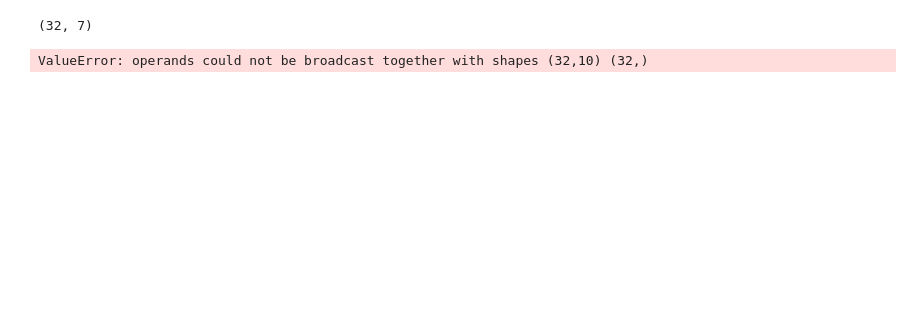
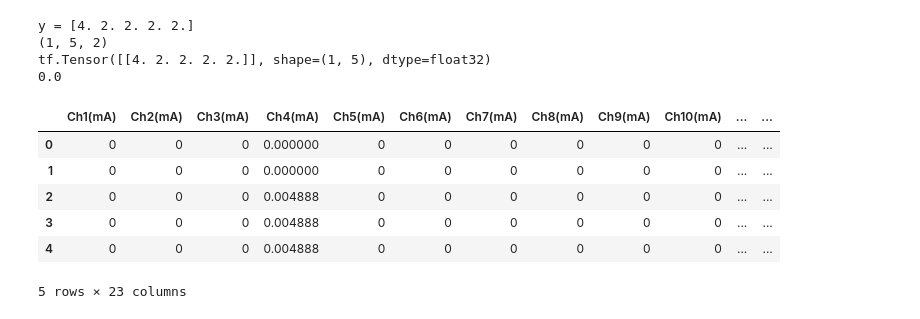
Before and after one commit to Quanta-Dan/Machine_Learning, a Jupyter notebook: keras_neural.ipynb, the cells around one changed output. Cells and saved outputs as stored; diff of their text form; code cells hidden in the pictures; blank space fills up the shorter version.

Commit message:
exponential in loss, unstable

```diff
--- a/keras_neural.ipynb
+++ b/keras_neural.ipynb
@@ -137,16 +67,0 @@ def create_nn():
-# %%
-#test loss function
-import numpy as np
-batch_size = 32
-lenght = 10
-
-
-y_true = 255 * np.random.rand(batch_size, 2, lenght)
-y_pred = 255 * np.random.rand(batch_size, 7, lenght)
-
-print(custom_loss(y_true, y_pred))
-
-#print(K.eval(custom_loss(K.variable(y_true), K.variable(y_pred))).sum())
-# %% [output]
-(32, 7)
-ValueError: operands could not be broadcast together with shapes (32,10) (32,)
@@ -155,0 +68,44 @@ model.fit(X_train, y_train, epochs=10, batch_size=32)
+# %%
+import model_function
+import numpy as np
+import matplotlib.pyplot as plt
+points = 5
+x = np.linspace(0,100, points)
+A1 = 1
+A2= 1
+t1 = 5
+t2= 3
+
+j0 = 2
+input_parameters = np.array((A1,t1,A2,t2,j0))
+y_pred = np.tile(input_parameters, (1, points, 1))
+#y_pred = np.reshape(y_pred,(1, 7, points))
+#print(y_pred)
+
+y = model_function.double_exponential_function(x, input_parameters)
+print(f'y = {y}')
+y_true = np.column_stack((x,y))
+#y_true = np.reshape(y_true, (2,points))
+y_true = np.expand_dims(y_true, axis=0)
+print(y_true.shape)
+
+
+print(K.eval(custom_loss(K.variable(y_true), K.variable(y_pred))).sum())
+# %% [output]
+y = [4. 2. 2. 2. 2.]
+(1, 5, 2)
+tf.Tensor([[4. 2. 2. 2. 2.]], shape=(1, 5), dtype=float32)
+0.0
+# %%
+import pandas as pd
+
+df = pd.read_csv('E_4_20ms_20231103_14_55_46.csv', sep=', ')
+df.head()
+# %% [output]
+|  | Ch1(mA) | Ch2(mA) | Ch3(mA) | Ch4(mA) | Ch5(mA) | Ch6(mA) | Ch7(mA) | Ch8(mA) | Ch9(mA) | Ch10(mA) | ... | ... |
+| 0 | 0 | 0 | 0 | 0.000000 | 0 | 0 | 0 | 0 | 0 | 0 | ... | ... |
+| 1 | 0 | 0 | 0 | 0.000000 | 0 | 0 | 0 | 0 | 0 | 0 | ... | ... |
+| 2 | 0 | 0 | 0 | 0.004888 | 0 | 0 | 0 | 0 | 0 | 0 | ... | ... |
+| 3 | 0 | 0 | 0 | 0.004888 | 0 | 0 | 0 | 0 | 0 | 0 | ... | ... |
+| 4 | 0 | 0 | 0 | 0.004888 | 0 | 0 | 0 | 0 | 0 | 0 | ... | ... |
+5 rows × 23 columns
```
Also changed, not shown: parts of 13 cells of this notebook, 6 other files.
